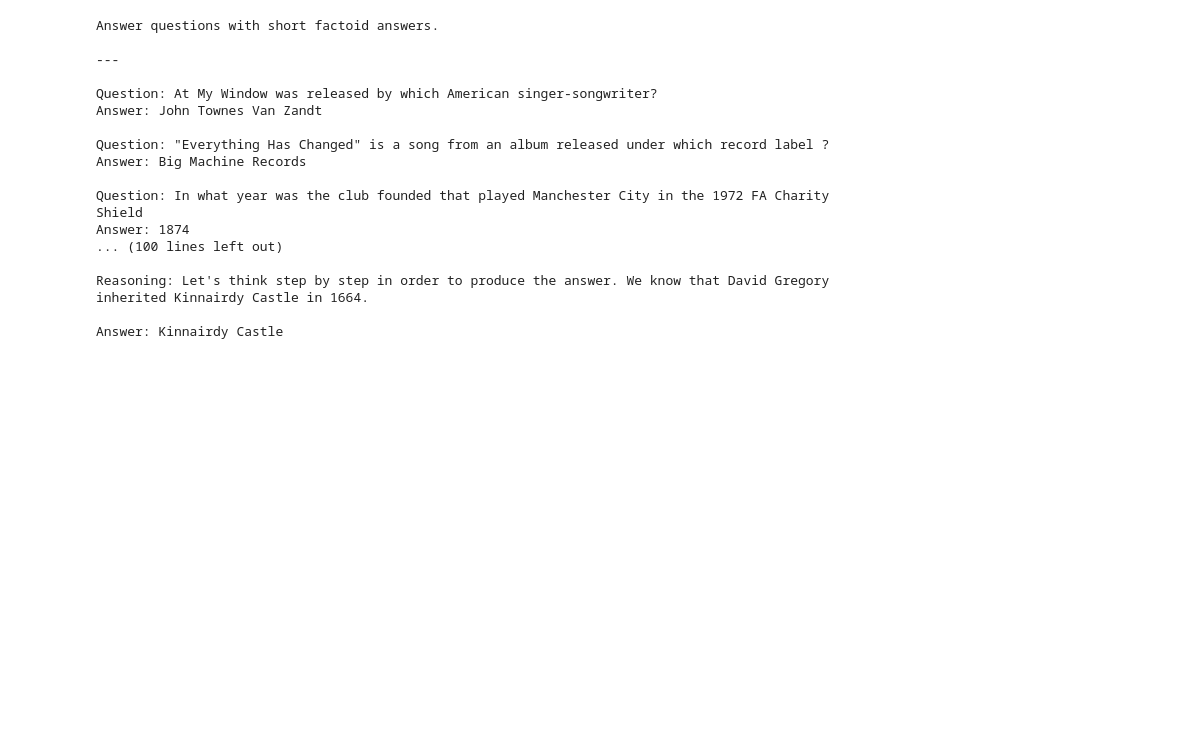
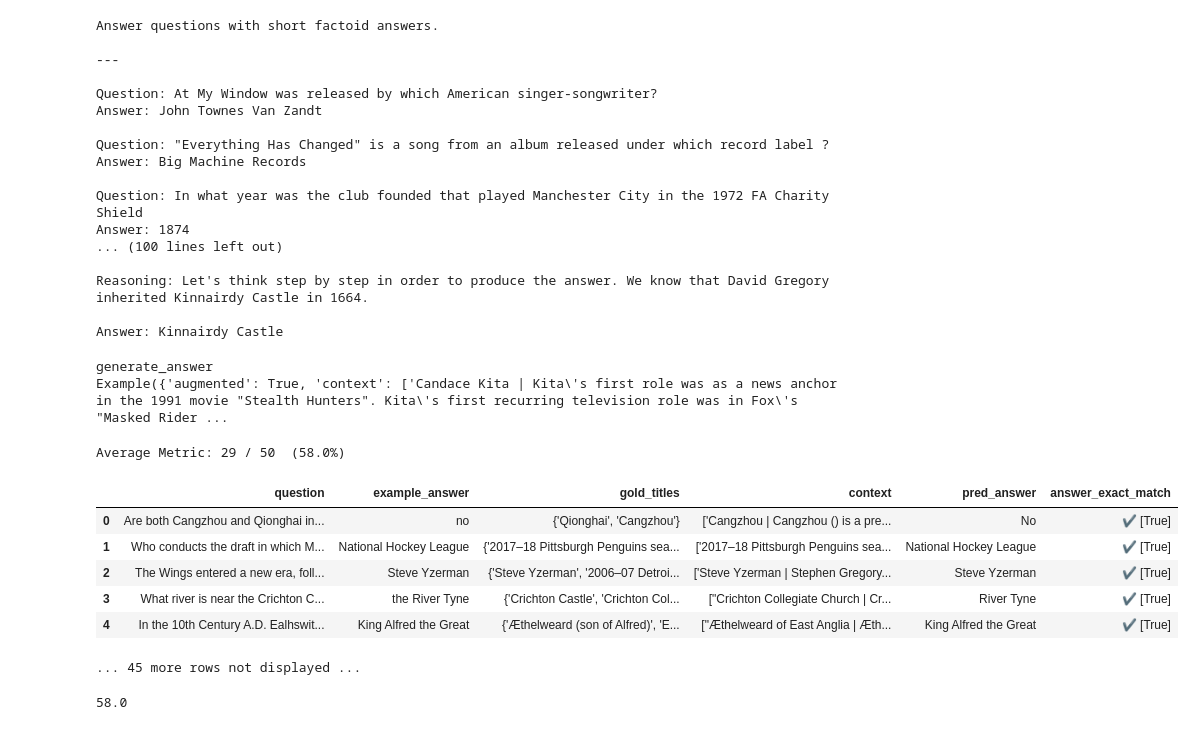
Before and after one commit to DannyMac180/dspy-experiments, a Jupyter notebook: getting_started.ipynb, the cells around one changed output. Cells and saved outputs as stored; diff of their text form; code cells hidden in the pictures; blank space fills up the shorter version.

```diff
--- a/getting_started.ipynb
+++ b/getting_started.ipynb
@@ -191,3 +191,30 @@ Answer: 1874
 Reasoning: Let's think step by step in order to produce the answer. We know that David Gregory inherited Kinnairdy Castle in 1664.
 
 Answer: Kinnairdy Castle
+# %%
+for name, parameter in compiled_rag.named_predictors():
+    print(name)
+    print(parameter.demos[0])
+    print()
+# %% [output]
+generate_answer
+Example({'augmented': True, 'context': ['Candace Kita | Kita\'s first role was as a news anchor in the 1991 movie "Stealth Hunters". Kita\'s first recurring television role was in Fox\'s "Masked Rider ...
+# %%
+from dspy.evaluate.evaluate import Evaluate
+
+# Set up the `evaluate_on_hotpotqa` function. We'll use this many times below.
+evaluate_on_hotpotqa = Evaluate(devset=devset, num_threads=1, display_progress=True, display_table=5)
+
+# Evaluate the `compiled_rag` program with the `answer_exact_match` metric.
+metric = dspy.evaluate.answer_exact_match
+evaluate_on_hotpotqa(compiled_rag, metric=metric)
+# %% [output]
+Average Metric: 29 / 50  (58.0%)
+|  | question | example_answer | gold_titles | context | pred_answer | answer_exact_match |
+| 0 | Are both Cangzhou and Qionghai in... | no | {'Qionghai', 'Cangzhou'} | ['Cangzhou | Cangzhou () is a pre... | No | ✔️ [True] |
+| 1 | Who conducts the draft in which M... | National Hockey League | {'2017–18 Pittsburgh Penguins sea... | ['2017–18 Pittsburgh Penguins sea... | National Hockey League | ✔️ [True] |
+| 2 | The Wings entered a new era, foll... | Steve Yzerman | {'Steve Yzerman', '2006–07 Detroi... | ['Steve Yzerman | Stephen Gregory... | Steve Yzerman | ✔️ [True] |
+| 3 | What river is near the Crichton C... | the River Tyne | {'Crichton Castle', 'Crichton Col... | ["Crichton Collegiate Church | Cr... | River Tyne | ✔️ [True] |
+| 4 | In the 10th Century A.D. Ealhswit... | King Alfred the Great | {'Æthelweard (son of Alfred)', 'E... | ["Æthelweard of East Anglia | Æth... | King Alfred the Great | ✔️ [True] |
+... 45 more rows not displayed ...
+58.0
```
Also changed, not shown: parts of 2 cells of this notebook, 1 other file.
